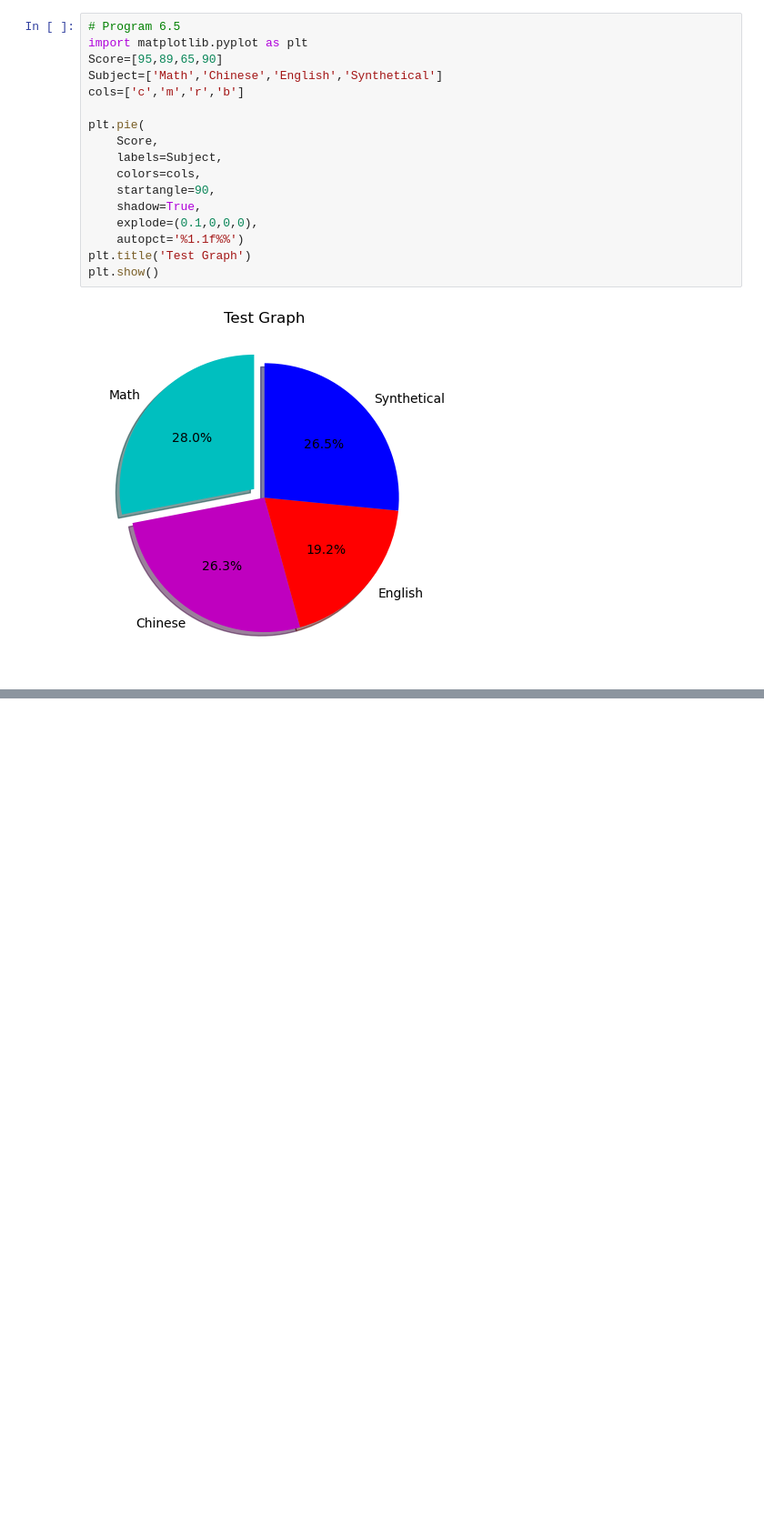
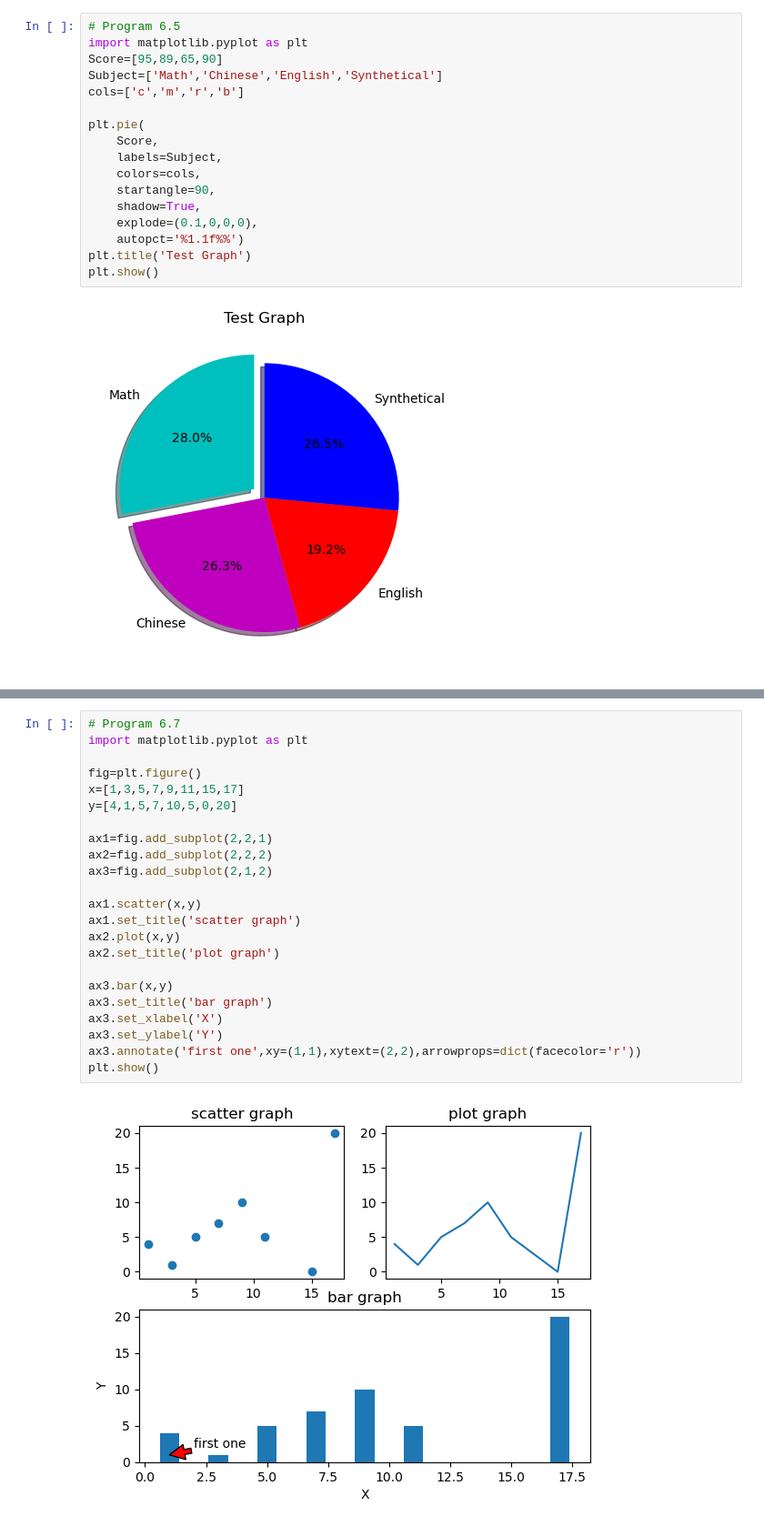
Before and after one commit to MemoryFactory/jupyter_basic, a Jupyter notebook: python_basic_exercises.ipynb, the cells around one changed output, grey strips where cells are left out. Shown: that part at 91% size. Cells and saved outputs as stored; diff of their text form; blank space fills up the shorter version.

```diff
--- a/python_basic_exercises.ipynb
+++ b/python_basic_exercises.ipynb
@@ -219,0 +242,25 @@ plt.show()
+# %%
+# Program 6.7
+import matplotlib.pyplot as plt
+
+fig=plt.figure()
+x=[1,3,5,7,9,11,15,17]
+y=[4,1,5,7,10,5,0,20]
+
+ax1=fig.add_subplot(2,2,1)
+ax2=fig.add_subplot(2,2,2)
+ax3=fig.add_subplot(2,1,2)
+
+ax1.scatter(x,y)
+ax1.set_title('scatter graph')
+ax2.plot(x,y)
+ax2.set_title('plot graph')
+
+ax3.bar(x,y)
+ax3.set_title('bar graph')
+ax3.set_xlabel('X')
+ax3.set_ylabel('Y')
+ax3.annotate('first one',xy=(1,1),xytext=(2,2),arrowprops=dict(facecolor='r'))
+plt.show()
+# %% [output]
+[figure, added]
```
Also changed, not shown: parts of 1 cell of this notebook.
